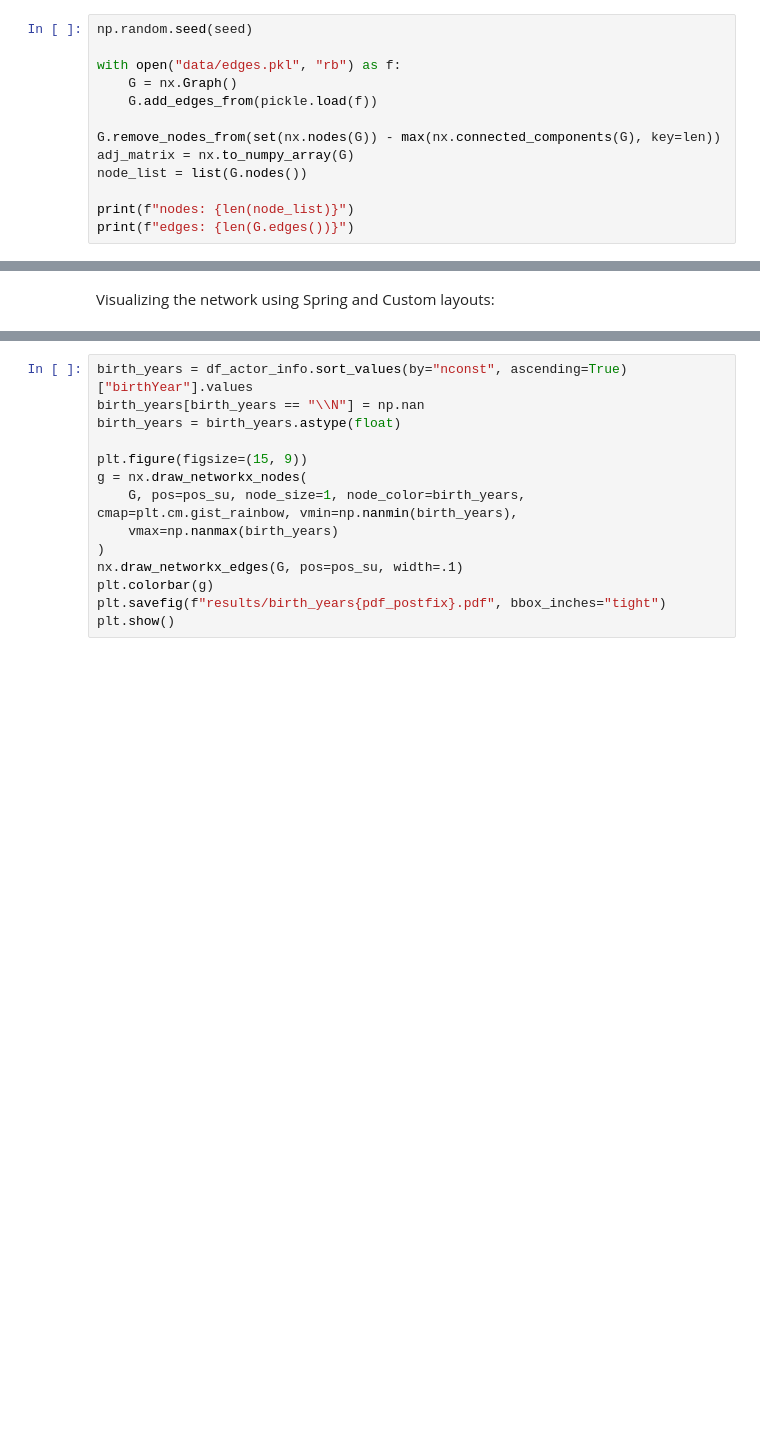
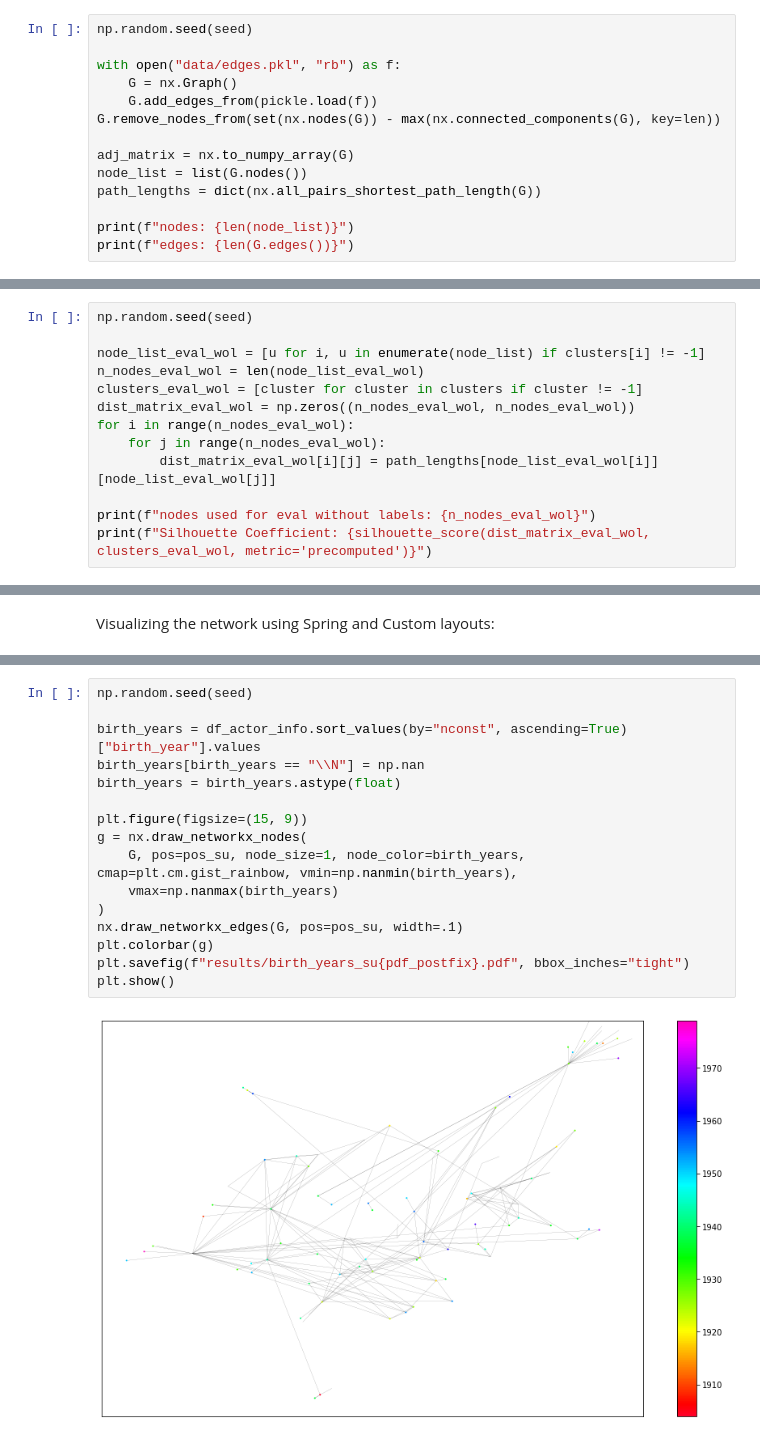
Before and after one commit to thalvari/network_analysis_2020_project, a Jupyter notebook: custom_25.ipynb, the cells around one changed output, grey strips where cells are left out. Saved outputs shown, nothing was run; the diff lists cells and outputs as text; blank space fills up the shorter version.

```diff
--- a/custom_25.ipynb
+++ b/custom_25.ipynb
@@ -41,10 +45,11 @@ np.random.seed(seed)
 with open("data/edges.pkl", "rb") as f:
     G = nx.Graph()
     G.add_edges_from(pickle.load(f))
+G.remove_nodes_from(set(nx.nodes(G)) - max(nx.connected_components(G), key=len))
 
-G.remove_nodes_from(set(nx.nodes(G)) - max(nx.connected_components(G), key=len))
 adj_matrix = nx.to_numpy_array(G)
 node_list = list(G.nodes())
+path_lengths = dict(nx.all_pairs_shortest_path_length(G))
 
 print(f"nodes: {len(node_list)}")
 print(f"edges: {len(G.edges())}")
@@ -127,0 +140,13 @@ df_actor_info = df_actor_info.merge(df_birth_countries, how="left")
+# %%
+np.random.seed(seed)
+
+node_list_eval_wol = [u for i, u in enumerate(node_list) if clusters[i] != -1]
+n_nodes_eval_wol = len(node_list_eval_wol)
+clusters_eval_wol = [cluster for cluster in clusters if cluster != -1]
+dist_matrix_eval_wol = np.zeros((n_nodes_eval_wol, n_nodes_eval_wol))
+for i in range(n_nodes_eval_wol):
+    for j in range(n_nodes_eval_wol):
+        dist_matrix_eval_wol[i][j] = path_lengths[node_list_eval_wol[i]][node_list_eval_wol[j]]
+
+print(f"nodes used for eval without labels: {n_nodes_eval_wol}")
+print(f"Silhouette Coefficient: {silhouette_score(dist_matrix_eval_wol, clusters_eval_wol, metric='precomputed')}")
@@ -166,14 +285,18 @@ Visualizing birth years using custom layout:
 # %%
-birth_years = df_actor_info.sort_values(by="nconst", ascending=True)["birthYear"].values
+np.random.seed(seed)
+
+birth_years = df_actor_info.sort_values(by="nconst", ascending=True)["birth_year"].values
 birth_years[birth_years == "\\N"] = np.nan
 birth_years = birth_years.astype(float)
 
 plt.figure(figsize=(15, 9))
 g = nx.draw_networkx_nodes(
     G, pos=pos_su, node_size=1, node_color=birth_years, cmap=plt.cm.gist_rainbow, vmin=np.nanmin(birth_years),
     vmax=np.nanmax(birth_years)
 )
 nx.draw_networkx_edges(G, pos=pos_su, width=.1)
 plt.colorbar(g)
-plt.savefig(f"results/birth_years{pdf_postfix}.pdf", bbox_inches="tight")
+plt.savefig(f"results/birth_years_su{pdf_postfix}.pdf", bbox_inches="tight")
 plt.show()
+# %% [output]
+[figure, added]
```
Also changed, not shown: parts of 18 cells of this notebook, 19 other files.
